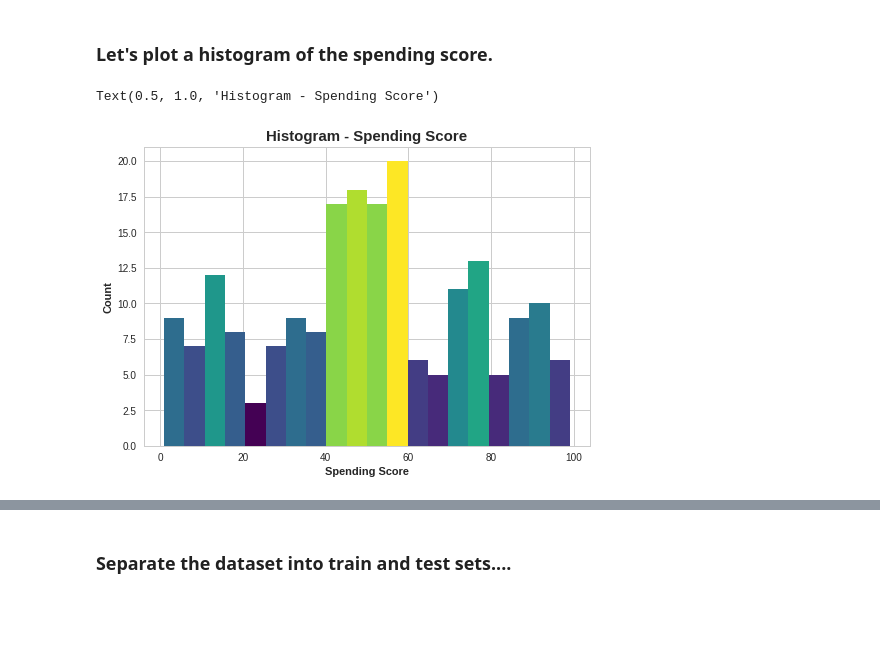
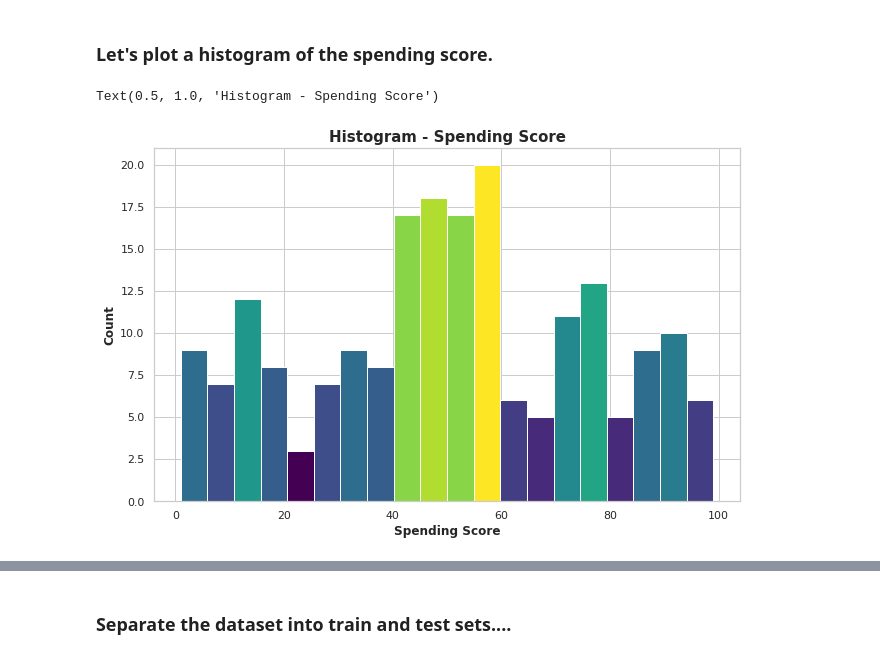
Before and after one commit to ROARMarketingConcepts/Machine-Learning-Projects, a Jupyter notebook: Mall_Customer_Segmentation_Analysis.ipynb, the cells around one changed output, grey strips where cells are left out. Cells and saved outputs as stored; diff of their text form; code cells hidden in the pictures; blank space fills up the shorter version.

```diff
--- a/Mall_Customer_Segmentation_Analysis.ipynb
+++ b/Mall_Customer_Segmentation_Analysis.ipynb
@@ -289,26 +273,30 @@ Text(0.5, 1.0, 'Histogram - Age')
 # %%
 n_bins = 20
 x = df['Spending Score (1-100)']
 
 fig, axs = plt.subplots()
+fig.set_size_inches(10.5, 6.5)
 
 # N is the count in each bin, bins is the lower-limit of the bin
 N, bins, patches = axs.hist(x, bins=n_bins)
 
 # We'll color code by height, but you could use any scalar
 fracs = N / N.max()
 
 # we need to normalize the data to 0..1 for the full range of the colormap
 norm = colors.Normalize(fracs.min(), fracs.max())
 
 # Now, we'll loop through our objects and set the color of each accordingly
 for thisfrac, thispatch in zip(fracs, patches):
     color = plt.cm.viridis(norm(thisfrac))
     thispatch.set_facecolor(color)
 
+sns.set_context("notebook", font_scale=1.1)
+sns.set_style("ticks")
+
 plt.xlabel('Spending Score',fontweight='bold')
 plt.ylabel('Count',fontweight='bold')
 plt.title('Histogram - Spending Score',fontsize = 15,fontweight='bold')
 # %% [output]
 Text(0.5, 1.0, 'Histogram - Spending Score')
-[figure, old version]
+[figure, new version]
```
Also changed, not shown: parts of 8 cells of this notebook.
